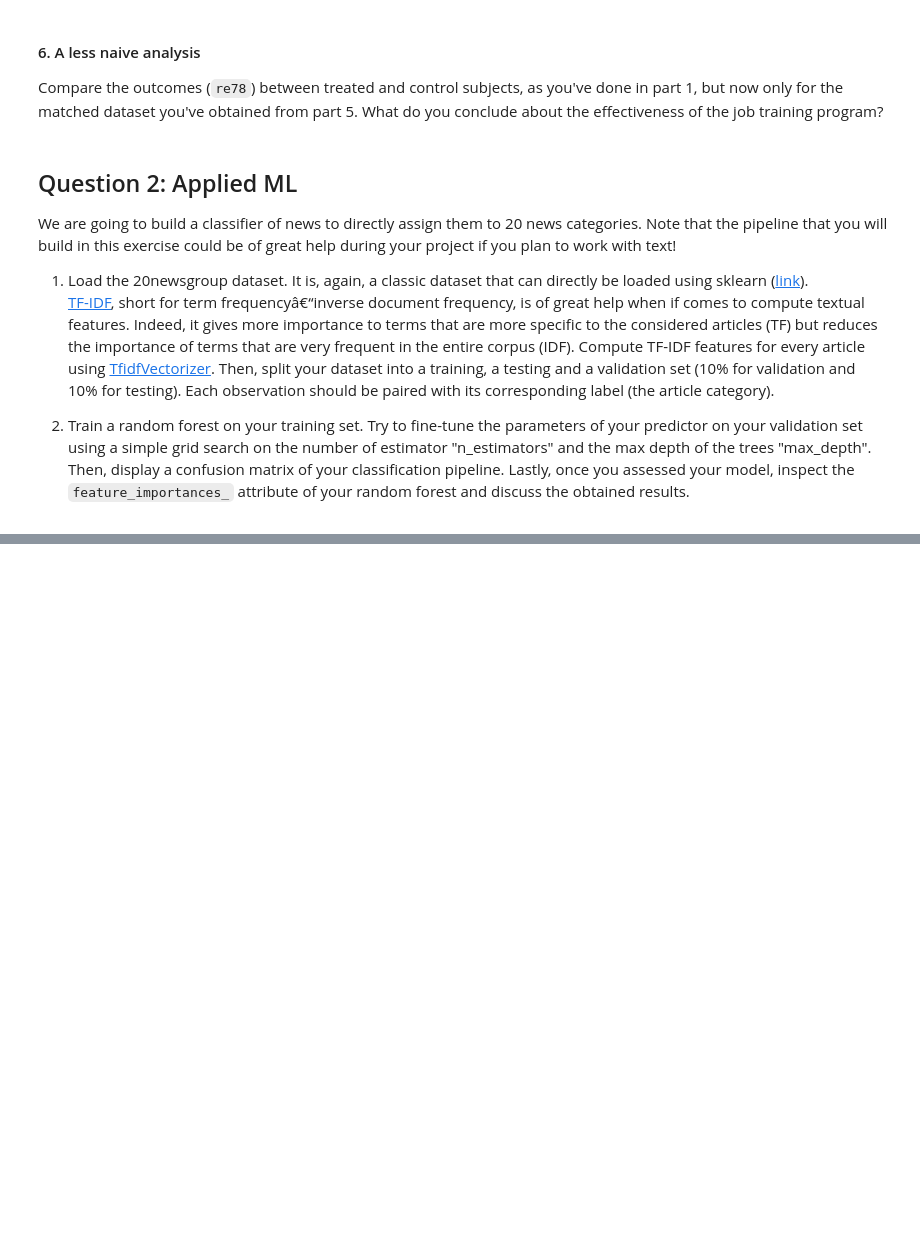
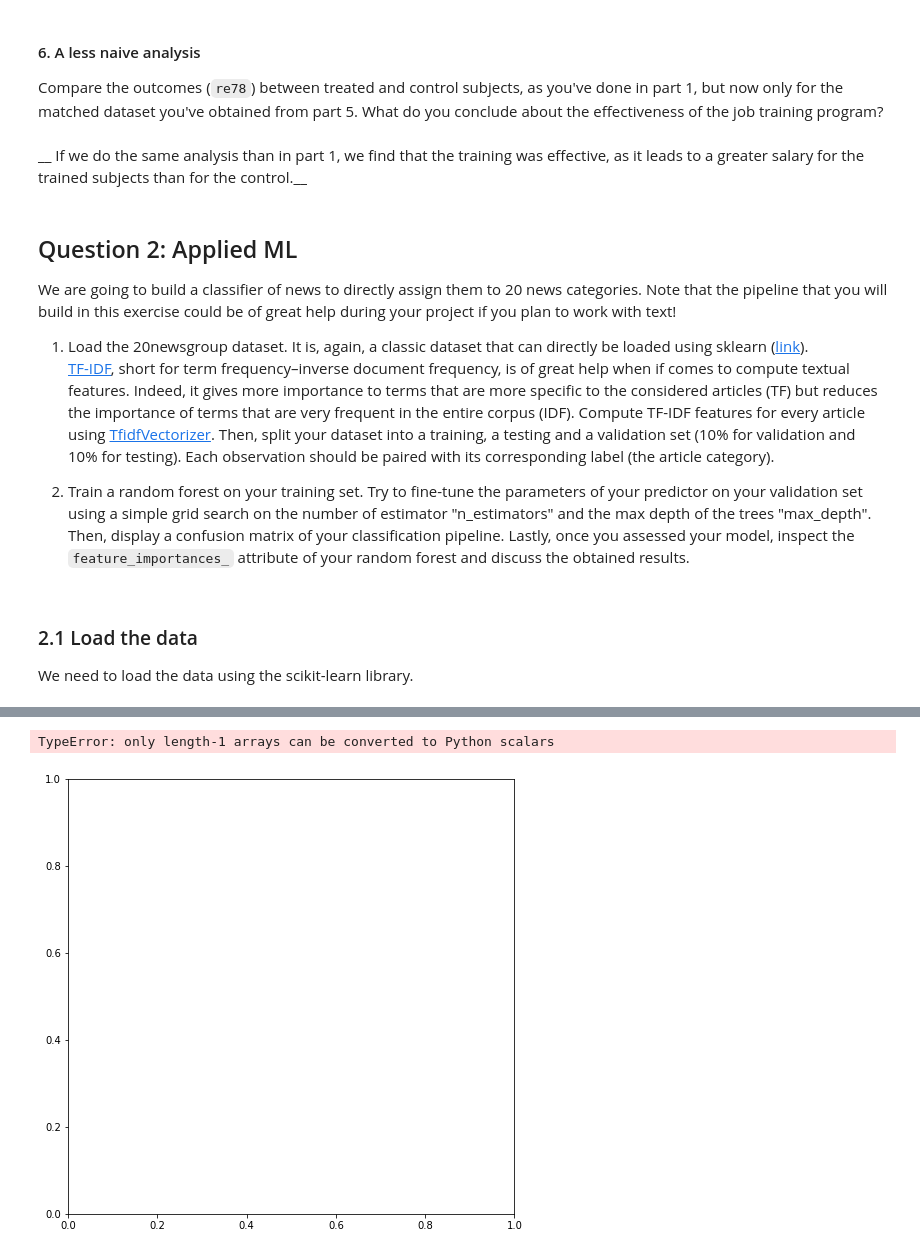
Before and after one commit to Polymere/ADA_Group, a Jupyter notebook: Homework/04 - Applied ML/HW4.ipynb, the cells around one changed output, grey strips where cells are left out. Drawn from its saved outputs; the diff is of its cells as text; code cells hidden in the pictures; blank space fills up the shorter version.

```diff
--- a/Homework/04 - Applied ML/HW4.ipynb
+++ b/Homework/04 - Applied ML/HW4.ipynb
@@ -253,14 +293,34 @@ Argue with numbers and plots that the two groups (treated and control) are now b
 
 Compare the outcomes (`re78`) between treated and control subjects, as you've done in part 1, but now only for the matched dataset you've obtained from part 5.
 What do you conclude about the effectiveness of the job training program?
+# %% [markdown]
+__ If we do the same analysis than in part 1, we find that the training was effective, as it leads to a greater salary for the trained subjects than for the control.__
 # %% [markdown]
-
 ## Question 2: Applied ML
-
 We are going to build a classifier of news to directly assign them to 20 news categories. Note that the pipeline that you will build in this exercise could be of great help during your project if you plan to work with text!
 
 1. Load the 20newsgroup dataset. It is, again, a classic dataset that can directly be loaded using sklearn ([link](http://scikit-learn.org/stable/datasets/twenty_newsgroups.html)).
-[TF-IDF](https://en.wikipedia.org/wiki/Tf%E2%80%93idf), short for term frequencyâ€“inverse document frequency, is of great help when if comes to compute textual features. Indeed, it gives more importance to terms that are more specific to the considered articles (TF) but reduces the importance of terms that are very frequent in the entire corpus (IDF). Compute TF-IDF features for every article using [TfidfVectorizer](http://scikit-learn.org/stable/modules/generated/sklearn.feature_extraction.text.TfidfVectorizer.html). Then, split your dataset into a training, a testing and a validation set (10% for validation and 10% for testing). Each observation should be paired with its corresponding label (the article category).
-
+[TF-IDF](https://en.wikipedia.org/wiki/Tf%E2%80%93idf), short for term frequency–inverse document frequency, is of great help when if comes to compute textual features. Indeed, it gives more importance to terms that are more specific to the considered articles (TF) but reduces the importance of terms that are very frequent in the entire corpus (IDF). Compute TF-IDF features for every article using [TfidfVectorizer](http://scikit-learn.org/stable/modules/generated/sklearn.feature_extraction.text.TfidfVectorizer.html). Then, split your dataset into a training, a testing and a validation set (10% for validation and 10% for testing). Each observation should be paired with its corresponding label (the article category).
 
 2. Train a random forest on your training set. Try to fine-tune the parameters of your predictor on your validation set using a simple grid search on the number of estimator "n_estimators" and the max depth of the trees "max_depth". Then, display a confusion matrix of your classification pipeline. Lastly, once you assessed your model, inspect the `feature_importances_` attribute of your random forest and discuss the obtained results.
+# %% [markdown]
+### 2.1 Load the data
+We need to load the data using the scikit-learn library.
+# %%
+from sklearn.datasets import fetch_20newsgroups
+
+newsgroup_data = fetch_20newsgroups()
+
+df = pd.DataFrame({'text': newsgroup_data.data, 'label': newsgroup_data.target}).sort_values(by='label')
+df['label'] = df['label'].astype('category')
+df.reset_index(drop=True, inplace=True)
+
+groups = df.groupby(['label']).agg(['count'])
+
+plt.figure(figsize=[8, 8])
+plt.bar(groups.index, groups.values)
+plt.xticks(range(0, 20, 2))
+plt.xlabel("Labels")
+plt.ylabel("Amount of articles")
+plt.show()
+# %% [output]
@@ -266,0 +329,2 @@ We are going to build a classifier of news to directly assign them to 20 news ca
+TypeError: only length-1 arrays can be converted to Python scalars
+[figure, added]
```
Also changed, not shown: parts of 28 cells of this notebook.
